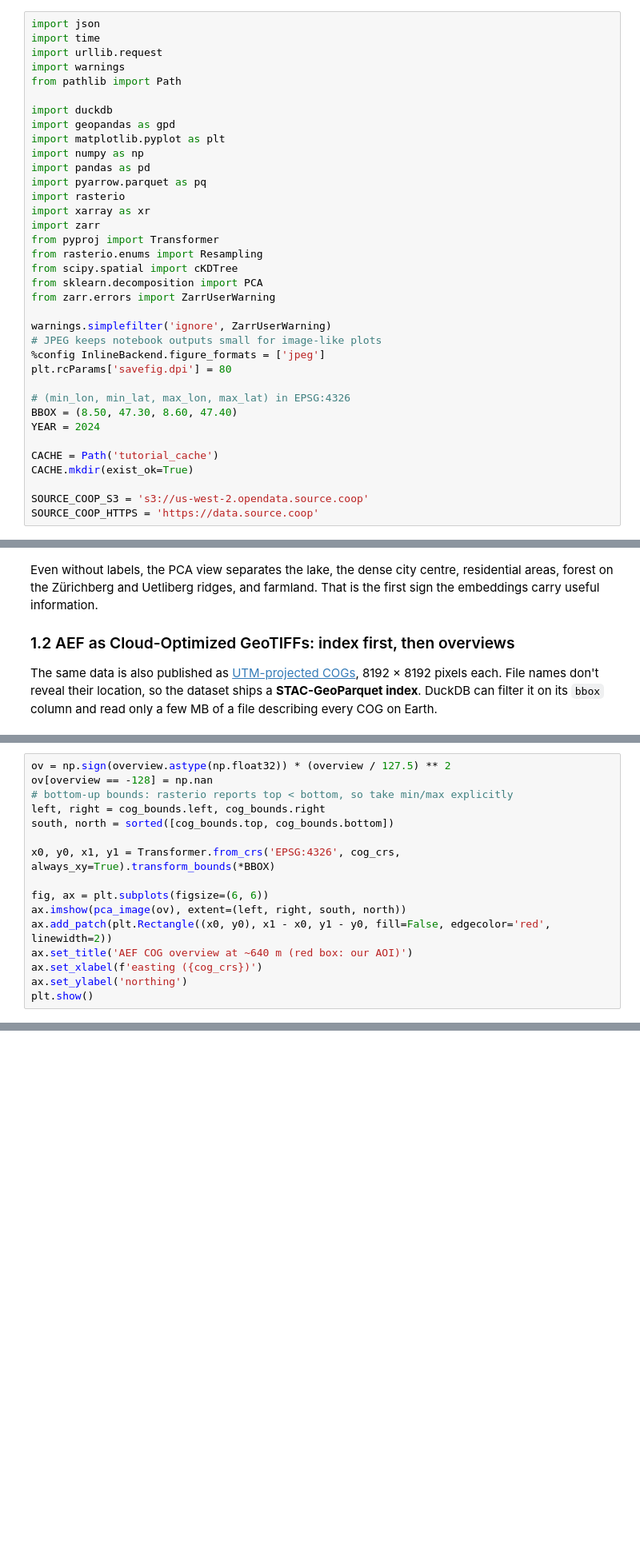
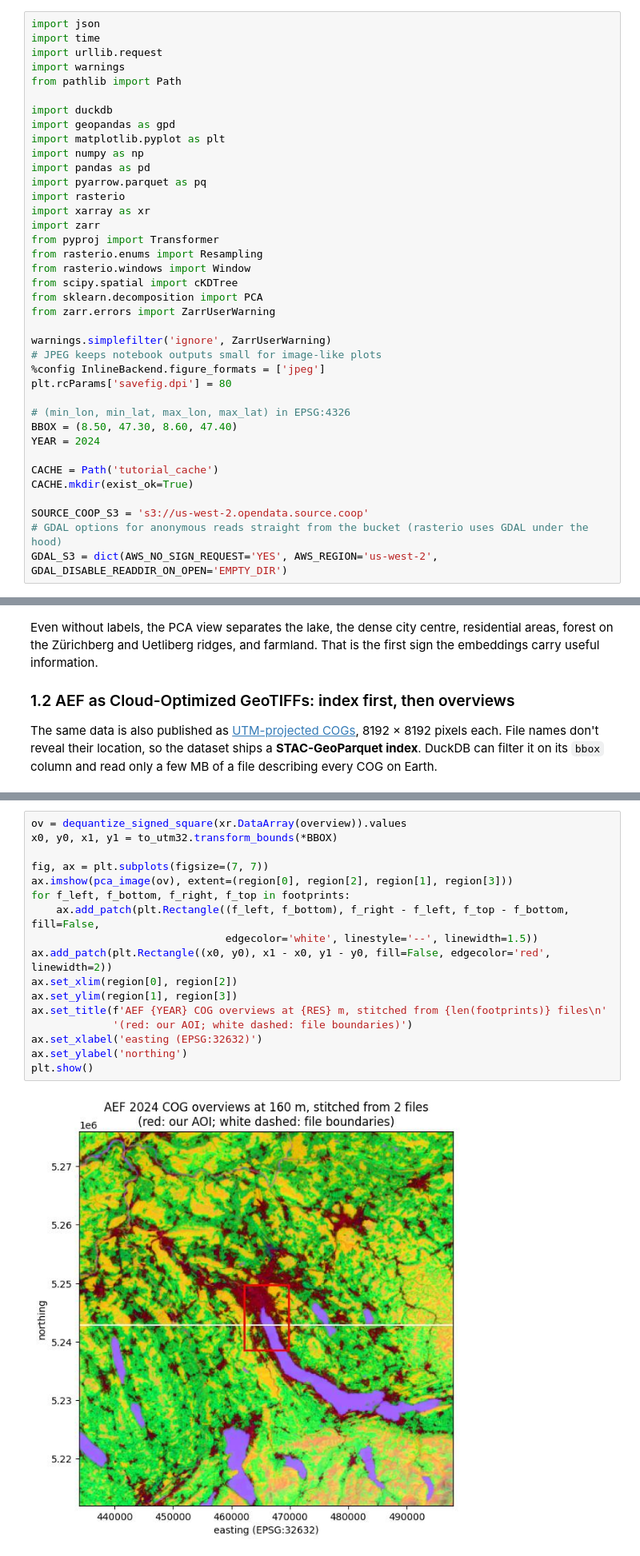
Before and after one commit to geo-embeddings/geo-embeddings-site, a Jupyter notebook: tutorials/geo_embeddings_01_datasets_and_access.ipynb, the cells around one changed output, grey strips where cells are left out. Shown at 80% size. Saved outputs shown, nothing was run; the diff lists cells and outputs as text; blank space fills up the shorter version.

```diff
--- a/tutorials/geo_embeddings_01_datasets_and_access.ipynb
+++ b/tutorials/geo_embeddings_01_datasets_and_access.ipynb
@@ -67,6 +71,7 @@ import xarray as xr
 import zarr
 from pyproj import Transformer
 from rasterio.enums import Resampling
+from rasterio.windows import Window
 from scipy.spatial import cKDTree
 from sklearn.decomposition import PCA
 from zarr.errors import ZarrUserWarning
@@ -84,7 +89,8 @@ CACHE = Path('tutorial_cache')
 CACHE.mkdir(exist_ok=True)
 
 SOURCE_COOP_S3 = 's3://us-west-2.opendata.source.coop'
-SOURCE_COOP_HTTPS = 'https://data.source.coop'
+# GDAL options for anonymous reads straight from the bucket (rasterio uses GDAL under the hood)
+GDAL_S3 = dict(AWS_NO_SIGN_REQUEST='YES', AWS_REGION='us-west-2', GDAL_DISABLE_READDIR_ON_OPEN='EMPTY_DIR')
 # %% [markdown]
 A few small helpers are used throughout:
 
@@ -277,16 +267,0 @@ EPSG:32632, overview shape (64, 128, 128), read in 2.5 s
-# %%
-ov = np.sign(overview.astype(np.float32)) * (overview / 127.5) ** 2
-ov[overview == -128] = np.nan
-# bottom-up bounds: rasterio reports top < bottom, so take min/max explicitly
-left, right = cog_bounds.left, cog_bounds.right
-south, north = sorted([cog_bounds.top, cog_bounds.bottom])
-
-x0, y0, x1, y1 = Transformer.from_crs('EPSG:4326', cog_crs, always_xy=True).transform_bounds(*BBOX)
-
-fig, ax = plt.subplots(figsize=(6, 6))
-ax.imshow(pca_image(ov), extent=(left, right, south, north))
-ax.add_patch(plt.Rectangle((x0, y0), x1 - x0, y1 - y0, fill=False, edgecolor='red', linewidth=2))
-ax.set_title('AEF COG overview at ~640 m (red box: our AOI)')
-ax.set_xlabel(f'easting ({cog_crs})')
-ax.set_ylabel('northing')
-plt.show()
@@ -294,0 +315,19 @@ plt.show()
+# %%
+ov = dequantize_signed_square(xr.DataArray(overview)).values
+x0, y0, x1, y1 = to_utm32.transform_bounds(*BBOX)
+
+fig, ax = plt.subplots(figsize=(7, 7))
+ax.imshow(pca_image(ov), extent=(region[0], region[2], region[1], region[3]))
+for f_left, f_bottom, f_right, f_top in footprints:
+    ax.add_patch(plt.Rectangle((f_left, f_bottom), f_right - f_left, f_top - f_bottom, fill=False,
+                               edgecolor='white', linestyle='--', linewidth=1.5))
+ax.add_patch(plt.Rectangle((x0, y0), x1 - x0, y1 - y0, fill=False, edgecolor='red', linewidth=2))
+ax.set_xlim(region[0], region[2])
+ax.set_ylim(region[1], region[3])
+ax.set_title(f'AEF {YEAR} COG overviews at {RES} m, stitched from {len(footprints)} files\n'
+             '(red: our AOI; white dashed: file boundaries)')
+ax.set_xlabel('easting (EPSG:32632)')
+ax.set_ylabel('northing')
+plt.show()
+# %% [output]
+[figure, added]
```
Also changed, not shown: parts of 22 cells of this notebook, 3 other files.
